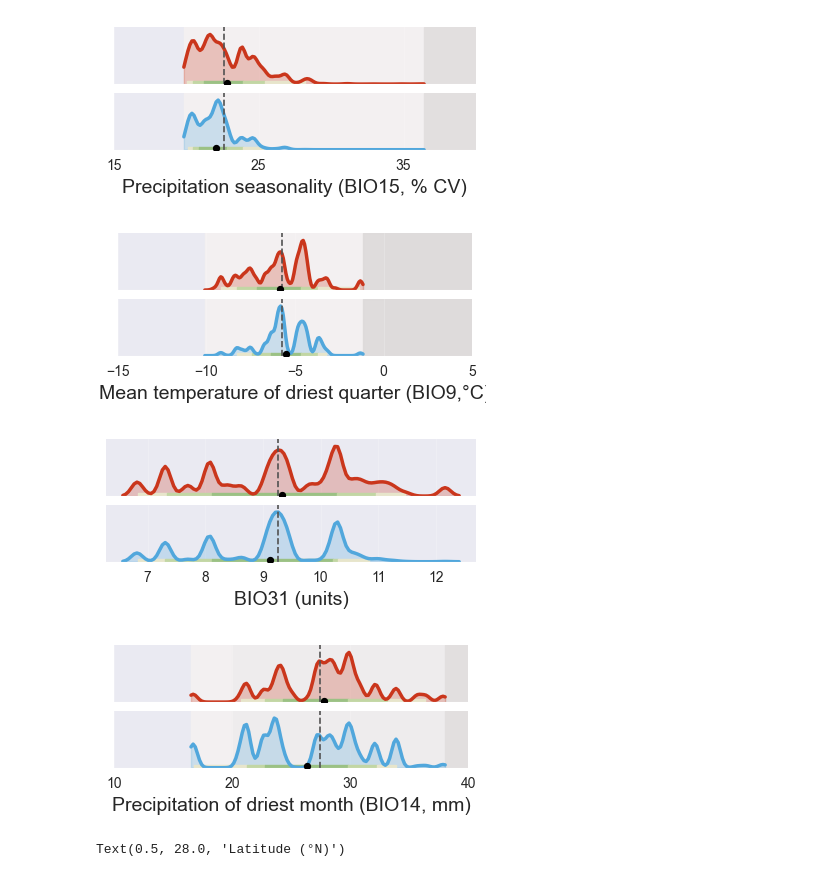
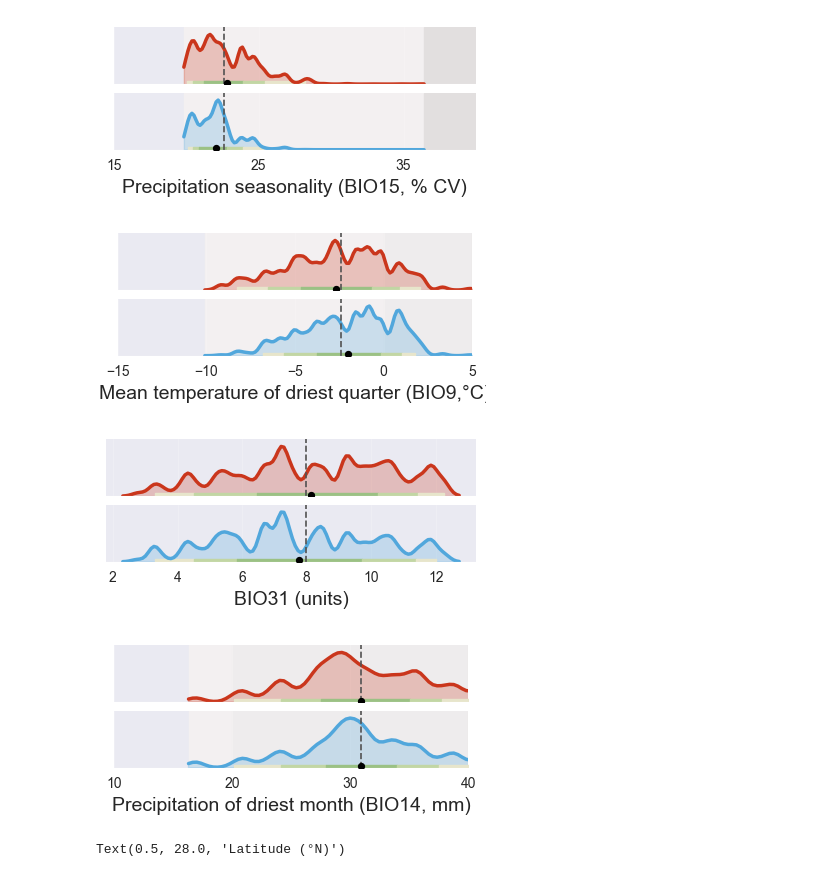
Before and after one commit to jorgelizarazo94/Maple_Quebecois, a Jupyter notebook: Maples_split.ipynb, the cells around one changed output. Cells and saved outputs as stored; diff of their text form; code cells hidden in the pictures.

```diff
--- a/Maples_split.ipynb
+++ b/Maples_split.ipynb
@@ -638,6 +645,10 @@ plt.show()
 # %% [output]
 [figure]
 # %%
+def fresh():
+    return db_raw.copy()
+
+db = fresh()
 db = db.replace([np.inf, -np.inf], np.nan).dropna(subset=['essence','bio3'])
 # Rango razonable de isotermalidad (0–100), generalmente entre 20 y 70
 db = db[(db['bio3'] >= 10) & (db['bio3'] <= 80)]
@@ -714,11 +725,17 @@ axs[-1].set_xlabel('Isothermality (BIO3, %)', fontsize=14)
 
 plt.tight_layout()
 plt.subplots_adjust(hspace=0.15)
+plt.savefig('images/bio3.png', transparent=True, dpi=300)
 plt.show()
 # %% [output]
 [figure]
 # %%
 # === DATAFRAME (bio11) ===
+
+def fresh():
+    return db_raw.copy()
+
+db = fresh()
 db = db.replace([np.inf, -np.inf], np.nan).dropna(subset=['essence','bio11'])
 # Rango defensivo para Quebec
 db = db[(db['bio11'] >= -30) & (db['bio11'] <= 10)]
@@ -798,11 +815,16 @@ axs[-1].set_xlabel('Mean temperature of coldest quarter (°C)', fontsize=14)
 
 plt.tight_layout()
 plt.subplots_adjust(hspace=0.15)
+plt.savefig('images/bio11.png', transparent=True, dpi=300)
 plt.show()
 # %% [output]
 [figure]
 # %%
 # === DATAFRAME (bio15) ===
+def fresh():
+    return db_raw.copy()
+
+db = fresh()
 db = db.replace([np.inf, -np.inf], np.nan).dropna(subset=['essence','bio15'])
 # En Canadá, valores típicos 30–120 (más si es muy continental)
 db = db[(db['bio15'] >= 20) & (db['bio15'] <= 150)]
@@ -881,11 +903,16 @@ for ax in axs:
 
 plt.tight_layout()
 plt.subplots_adjust(hspace=0.15)
+plt.savefig('images/bio15.png', transparent=True, dpi=300)
 plt.show()
 # %% [output]
 [figure]
 # %%
 # === DATAFRAME (bio9) ===
+def fresh():
+    return db_raw.copy()
+
+db = fresh()
 db = db.replace([np.inf, -np.inf], np.nan).dropna(subset=['essence','bio9'])
 # Rango razonable para Canadá (puede ir de -10 a 25 °C)
 db = db[(db['bio9'] >= -10) & (db['bio9'] <= 25)]
@@ -966,11 +993,16 @@ for ax in axs:
 
 plt.tight_layout()
 plt.subplots_adjust(hspace=0.15)
+plt.savefig('images/bio9.png', transparent=True, dpi=300)
 plt.show()
 # %% [output]
-[figure, old version]
+[figure, new version]
 # %%
 # === DATAFRAME (bio31) ===
+def fresh():
+    return db_raw.copy()
+
+db = fresh()
 db = db.replace([np.inf, -np.inf], np.nan).dropna(subset=['essence','bio31'])
 
 # Rango defensivo automático por cuantiles (evita outliers extremos)
@@ -1019,35 +1051,41 @@ for i, sp in enumerate(species_order):
     ax.fill_between(x, 0, y, color=species_colors[sp], alpha=0.25)
 
     # Cuantiles (sobre bio31)
     qs = np.percentile(subset['bio31'], [2.5, 10, 25, 75, 90, 97.5])
     band_y = 0.06
     for j in range(len(qs) - 1):
         ax.fill_between([qs[j], qs[j+1]], 0, band_y, color=colors[j], alpha=1.0)
 
     # Medias
     sp_mean = subset['bio31'].mean()
     ax.axvline(global_mean, color=darkgrey, linestyle='--', linewidth=1.2)   # media global
     ax.scatter([sp_mean], [band_y/2], color='black', s=18, zorder=4)         # media por especie
 
     # Limpieza
     ax.set_ylim(0, y_scale)
     ax.set_yticks([])
     ax.spines[['left','top','right']].set_visible(False)
     ax.grid(axis='x', alpha=0.2)
 
 # Etiqueta de eje (genérica por si bio31 no está en °C/mm)
 axs[-1].set_xlabel('BIO31 (units)', fontsize=14)
 
 # Leyenda mini
 #fig.text(0.60, 0.75, '— Global mean',  ha='left', va='center', fontsize=11, color=darkgrey)
 #fig.text(0.60, 0.85,'● Species mean',  ha='left', va='center', fontsize=11, color=darkgrey)
 
 plt.tight_layout()
 plt.subplots_adjust(hspace=0.15)
+plt.savefig('images/bio31.png', transparent=True, dpi=300)
 plt.show()
 # %% [output]
-[figure, old version]
+[figure, new version]
 # %%
+
+def fresh():
+    return db_raw.copy()
+
+db = fresh()
 db = db.replace([np.inf, -np.inf], np.nan).dropna(subset=['essence','bio14'])
 # Valores típicos de Québec ~10–120 mm
 db = db[(db['bio14'] >= 0) & (db['bio14'] <= 200)]
@@ -1126,8 +1164,10 @@ for ax in axs:
 
 plt.tight_layout()
 plt.subplots_adjust(hspace=0.15)
+plt.savefig('images/bio14.png', transparent=True, dpi=300)
+
 plt.show()
 # %% [output]
-[figure, old version]
+[figure, new version]
 # %%
 # KDE de distribución latitudinal
```
Also changed, not shown: parts of 16 cells of this notebook, 2 other files.
